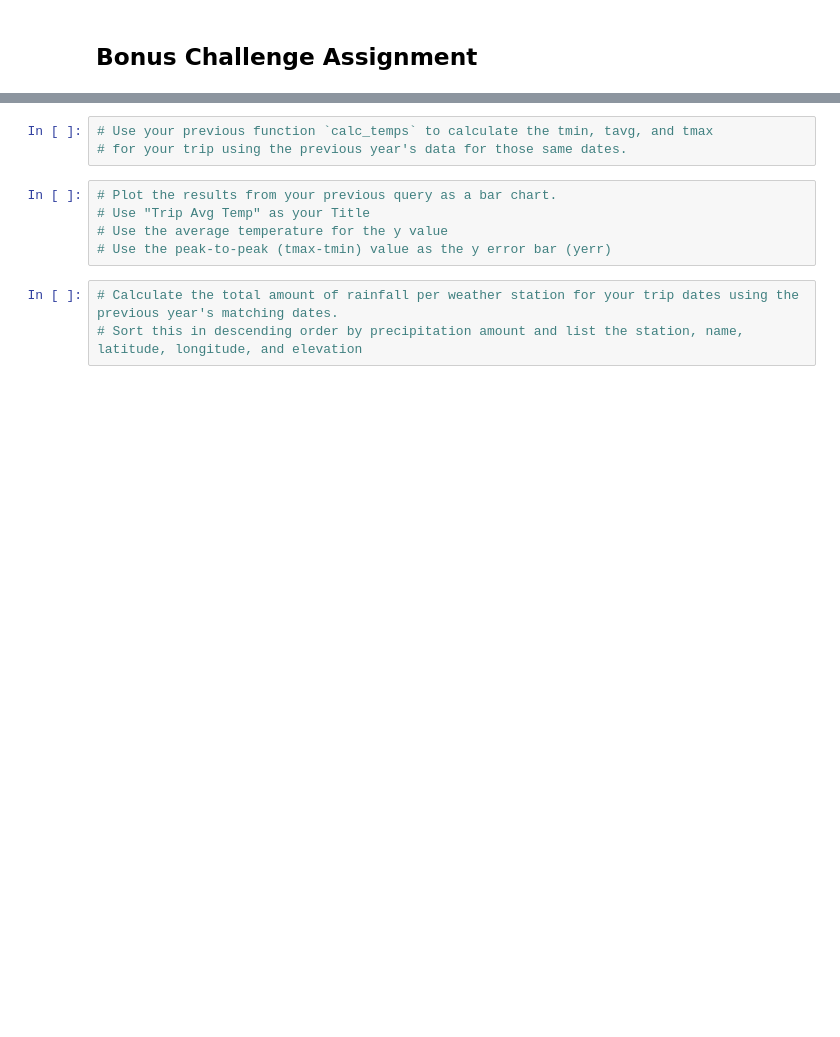
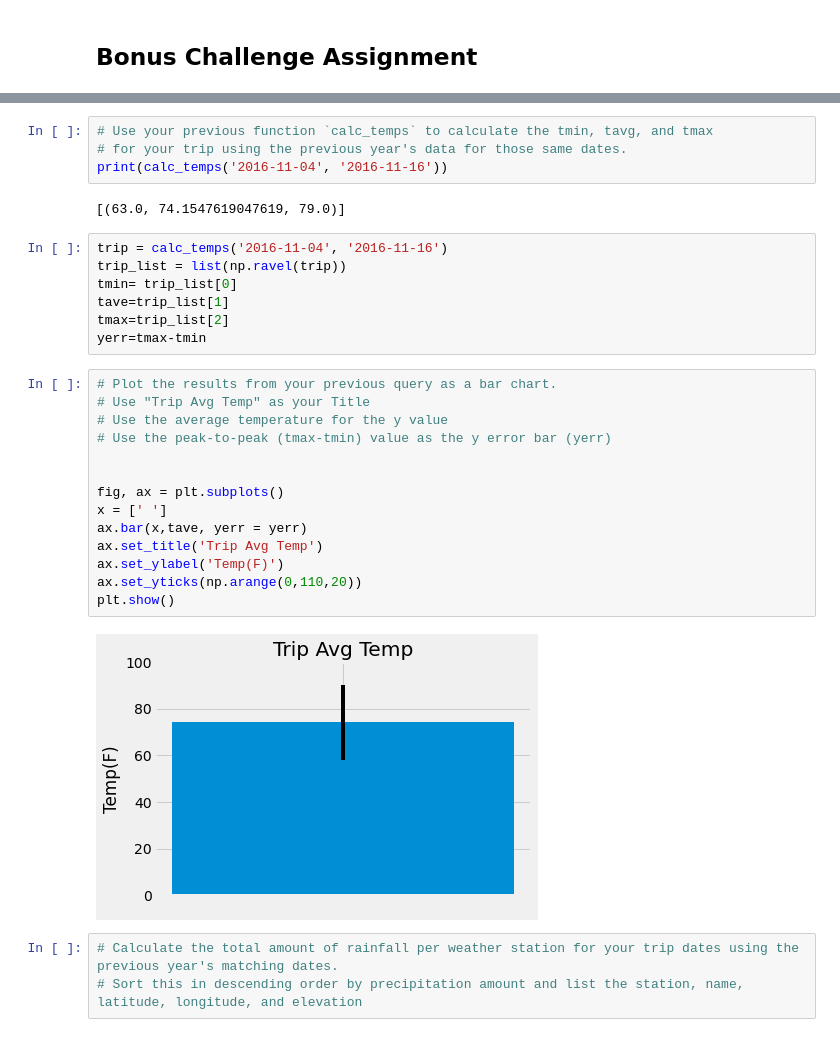
Before and after one commit to loucksjohn/SQLAlchemy_climate, a Jupyter notebook: climate_starter.ipynb, the cells around one changed output, grey strips where cells are left out. Drawn from its saved outputs; the diff is of its cells as text; blank space fills up the shorter version.

Commit message:
added calc_temps bonus to notebook

```diff
--- a/climate_starter.ipynb
+++ b/climate_starter.ipynb
@@ -181,11 +186,32 @@ print(calc_temps('2012-02-28', '2012-03-05'))
 # %%
 # Use your previous function `calc_temps` to calculate the tmin, tavg, and tmax
 # for your trip using the previous year's data for those same dates.
+print(calc_temps('2016-11-04', '2016-11-16'))
+# %% [output]
+[(63.0, 74.1547619047619, 79.0)]
+# %%
+trip = calc_temps('2016-11-04', '2016-11-16')
+trip_list = list(np.ravel(trip))
+tmin= trip_list[0]
+tave=trip_list[1]
+tmax=trip_list[2]
+yerr=tmax-tmin
 # %%
 # Plot the results from your previous query as a bar chart.
 # Use "Trip Avg Temp" as your Title
 # Use the average temperature for the y value
 # Use the peak-to-peak (tmax-tmin) value as the y error bar (yerr)
+
+
+fig, ax = plt.subplots()
+x = [' ']
+ax.bar(x,tave, yerr = yerr)
+ax.set_title('Trip Avg Temp')
+ax.set_ylabel('Temp(F)')
+ax.set_yticks(np.arange(0,110,20))
+plt.show()
+# %% [output]
+[figure, added]
 # %%
 # Calculate the total amount of rainfall per weather station for your trip dates using the previous year's matching dates.
 # Sort this in descending order by precipitation amount and list the station, name, latitude, longitude, and elevation
```
Also changed, not shown: parts of 4 cells of this notebook.
